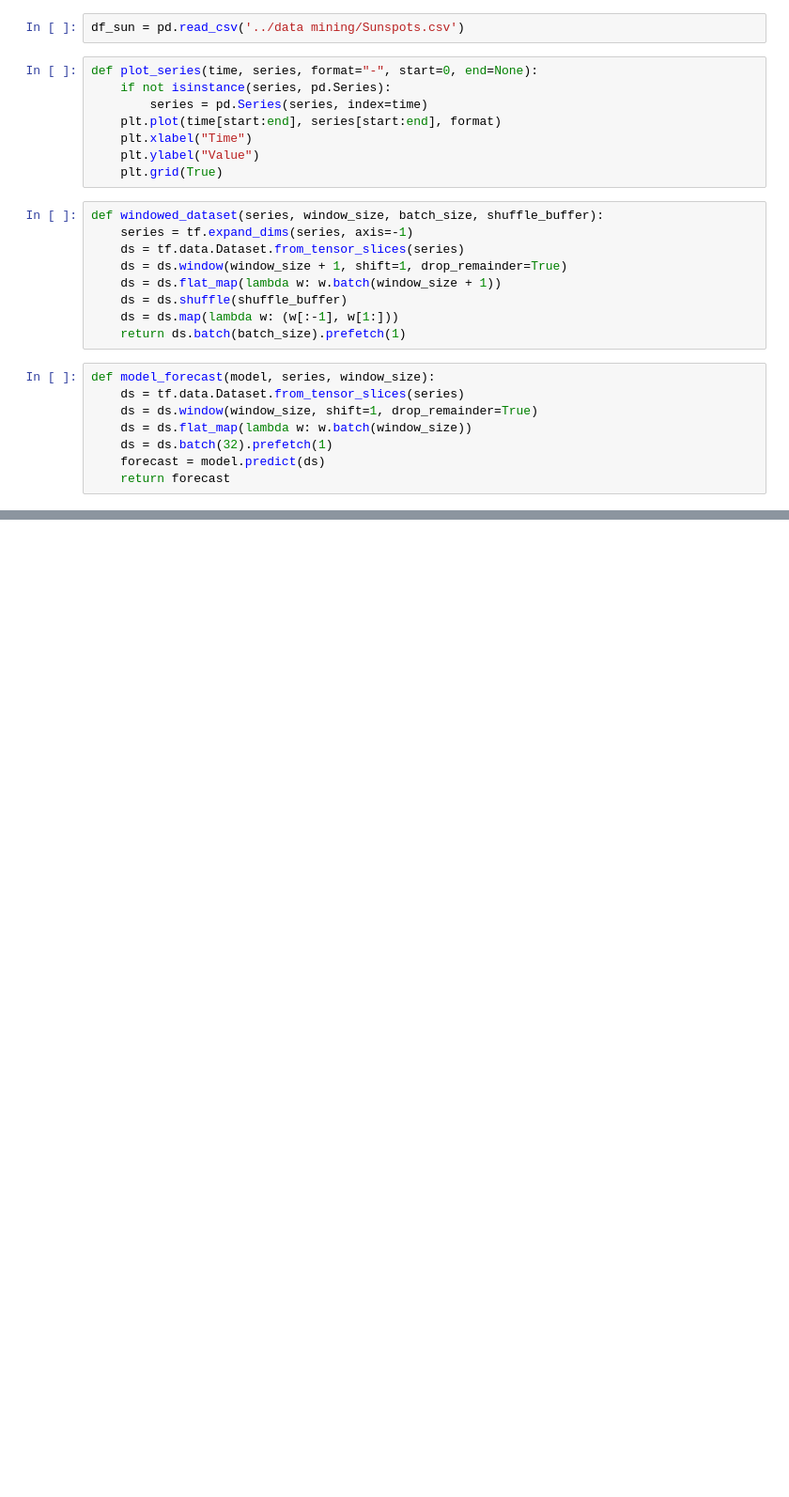
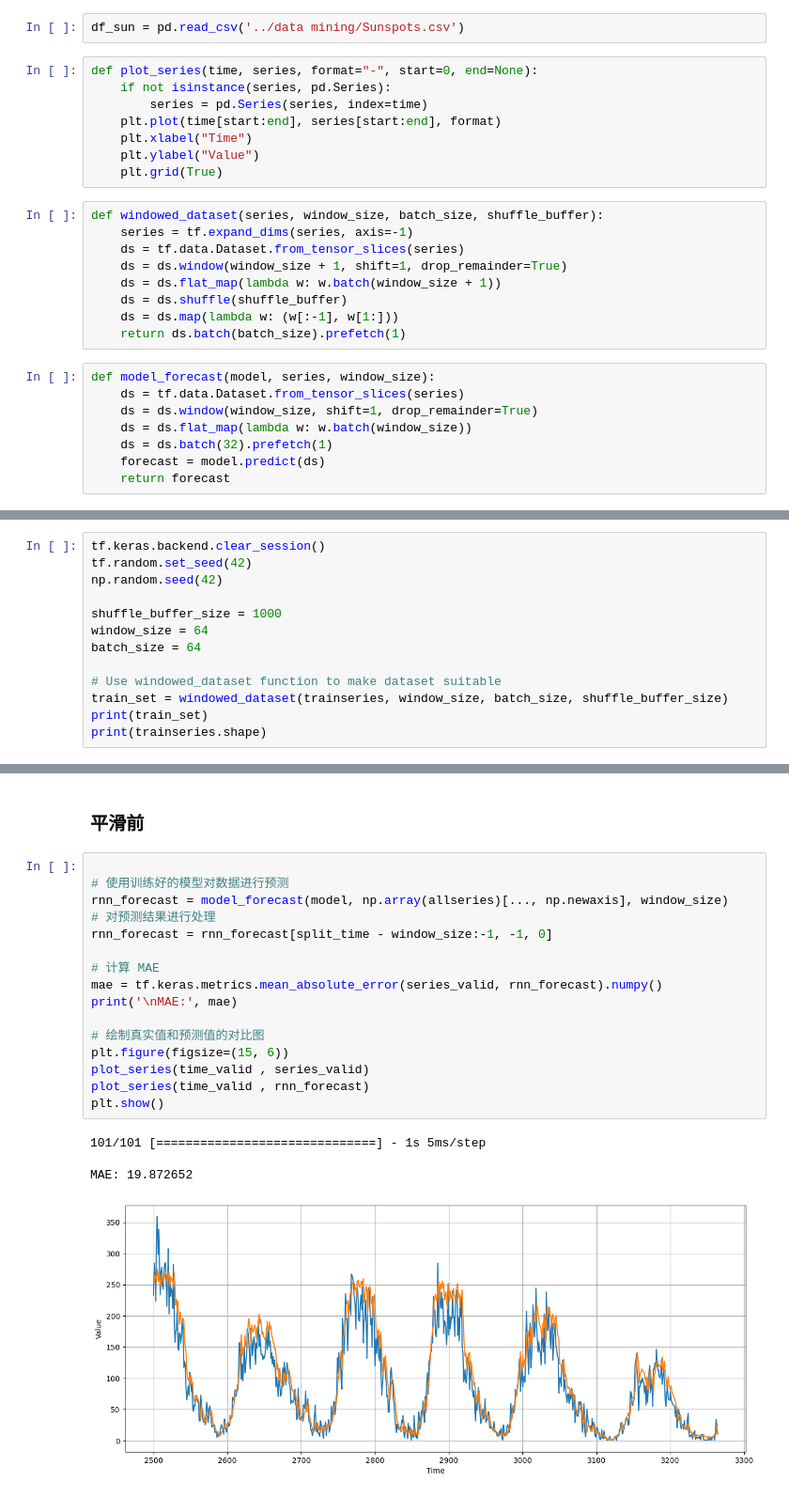
Before and after one commit to calvinhaooo/Error-Simulation-in-ML, a Jupyter notebook: time.ipynb, the cells around one changed output, grey strips where cells are left out. Shown: that part at 94% size. Drawn from its saved outputs; the diff is of its cells as text; blank space fills up the shorter version.

```diff
--- a/time.ipynb
+++ b/time.ipynb
@@ -728,0 +87,13 @@ MAE: 13.970204
+# %%
+tf.keras.backend.clear_session()
+tf.random.set_seed(42)
+np.random.seed(42)
+
+shuffle_buffer_size = 1000
+window_size = 64
+batch_size = 64
+
+# Use windowed_dataset function to make dataset suitable
+train_set = windowed_dataset(trainseries, window_size, batch_size, shuffle_buffer_size)
+print(train_set)
+print(trainseries.shape)
@@ -728,0 +142,23 @@ MAE: 13.970204
+# %% [markdown]
+### 平滑前
+# %%
+
+# 使用训练好的模型对数据进行预测
+rnn_forecast = model_forecast(model, np.array(allseries)[..., np.newaxis], window_size)
+# 对预测结果进行处理
+rnn_forecast = rnn_forecast[split_time - window_size:-1, -1, 0]
+
+# 计算 MAE
+mae = tf.keras.metrics.mean_absolute_error(series_valid, rnn_forecast).numpy()
+print('\nMAE:', mae)
+
+# 绘制真实值和预测值的对比图
+plt.figure(figsize=(15, 6))
+plot_series(time_valid , series_valid)
+plot_series(time_valid , rnn_forecast)
+plt.show()
+# %% [output]
+101/101 [==============================] - 1s 5ms/step
+
+MAE: 19.872652
+[figure, added]
```
Also changed, not shown: parts of 52 cells of this notebook.
